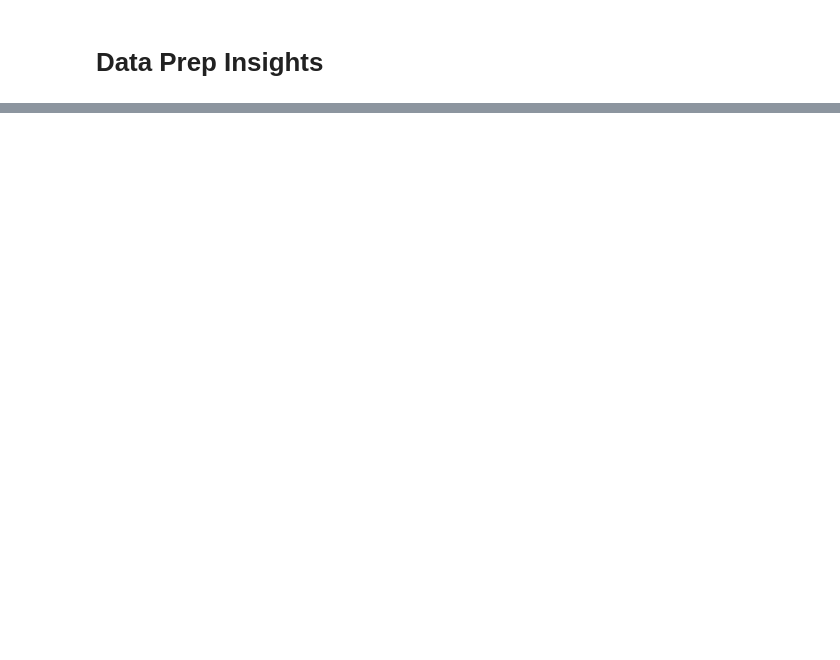
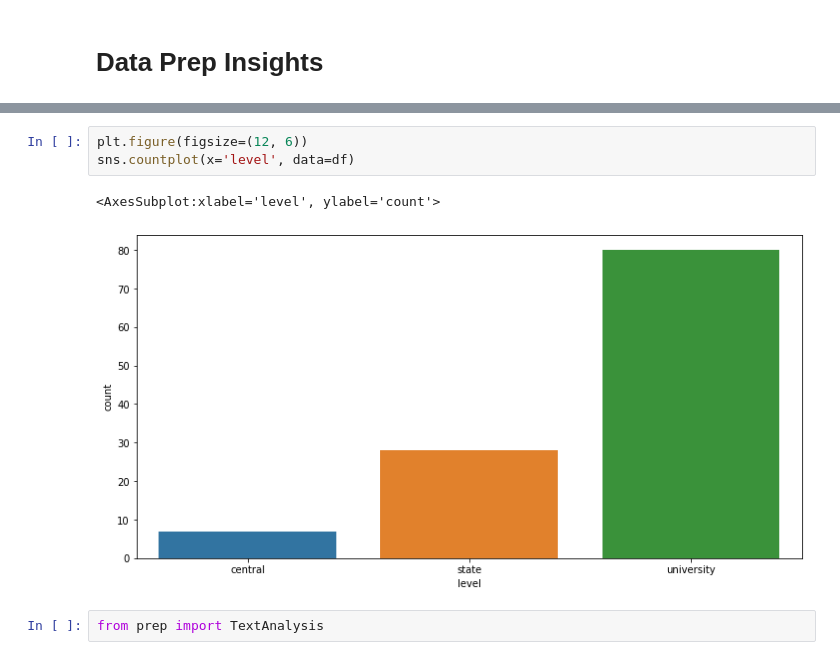
Before and after one commit to priyanshu-sharma/llm_bias, a Jupyter notebook: data_prep.ipynb, the cells around one changed output, grey strips where cells are left out. Cells and saved outputs as stored; diff of their text form; blank space fills up the shorter version.

```diff
--- a/data_prep.ipynb
+++ b/data_prep.ipynb
@@ -35,0 +42,8 @@ Name: s_no, dtype: int64
+# %%
+plt.figure(figsize=(12, 6))
+sns.countplot(x='level', data=df)
+# %% [output]
+<AxesSubplot:xlabel='level', ylabel='count'>
+[figure, added]
+# %%
+from prep import TextAnalysis
```
Also changed, not shown: parts of 14 cells of this notebook, 1 other file.
